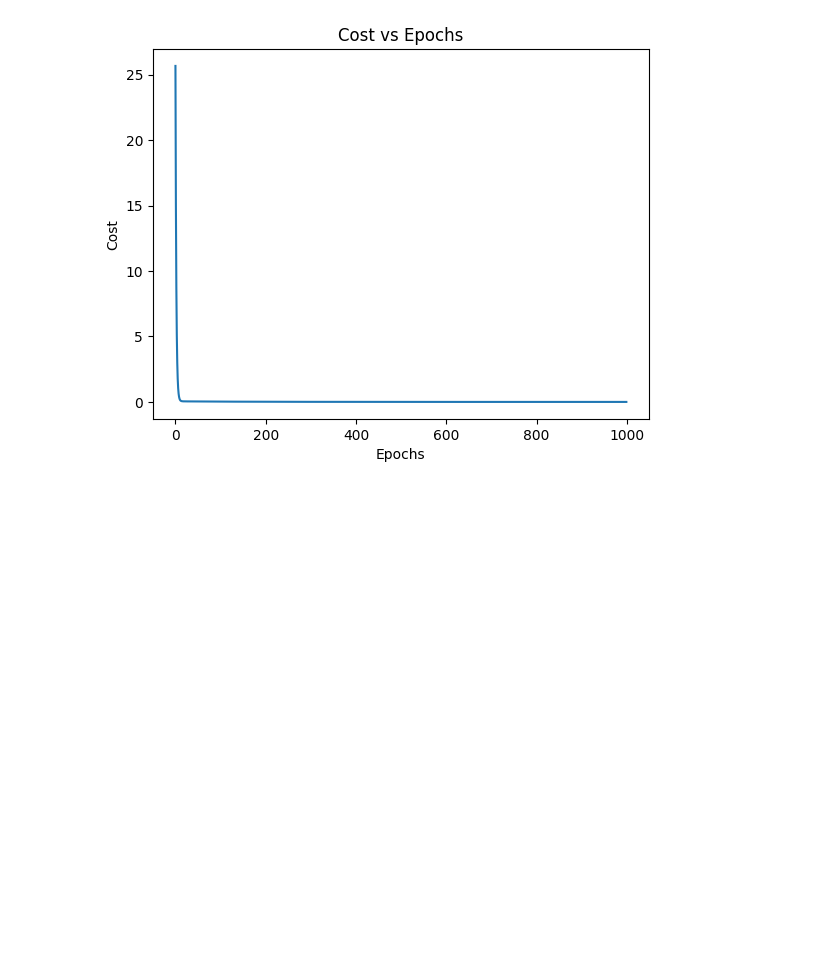
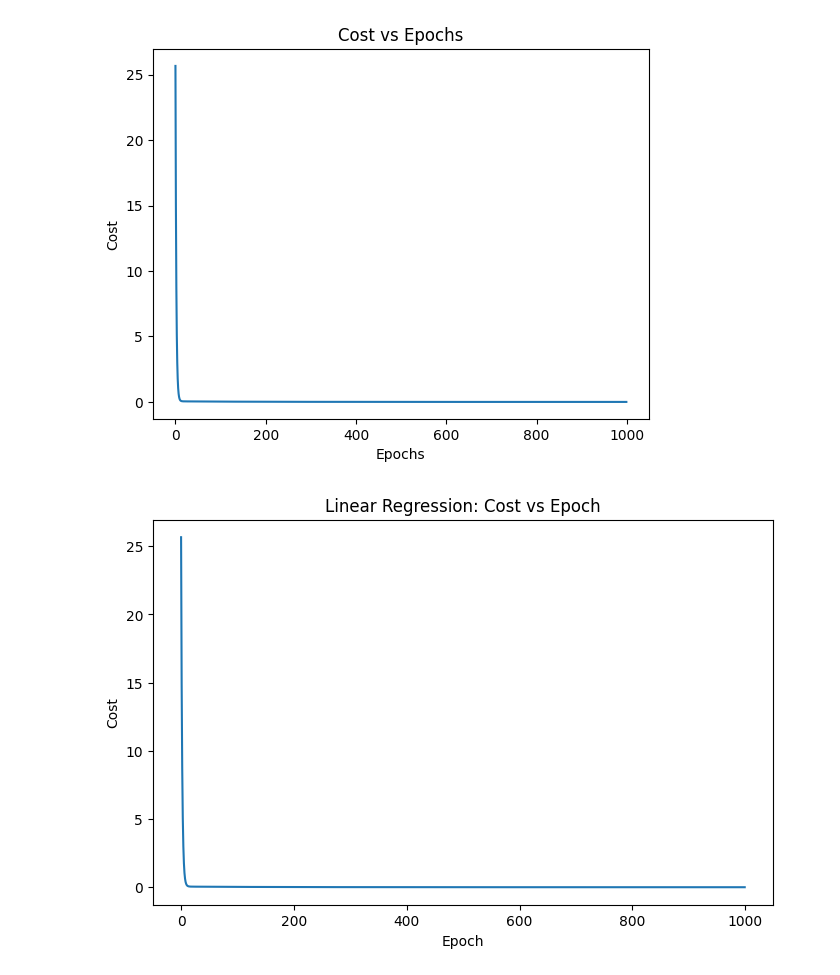
Before and after one commit to ap24110011024/Disease_detection, a Jupyter notebook: notebooks/linear_regression_scratch.ipynb, the cells around one changed output. Drawn from its saved outputs; the diff is of its cells as text; code cells hidden in the pictures; blank space fills up the shorter version.

Commit message:
Added linear regression cost vs epoch plot

```diff
--- a/notebooks/linear_regression_scratch.ipynb
+++ b/notebooks/linear_regression_scratch.ipynb
@@ -74,3 +74,26 @@ plt.title("Cost vs Epochs")
 plt.show()
 # %% [output]
 [figure]
+# %%
+import matplotlib.pyplot as plt
+import os
+
+# Create results folder if it doesn't exist
+os.makedirs("../results", exist_ok=True)
+
+plt.figure(figsize=(8,5))
+
+plt.plot(cost_history)
+
+plt.xlabel("Epoch")
+plt.ylabel("Cost")
+plt.title("Linear Regression: Cost vs Epoch")
+
+# Save graph
+plt.savefig("../results/linear_regression_cost_vs_epoch.png",
+            dpi=300,
+            bbox_inches='tight')
+
+plt.show()
+# %% [output]
+[figure, added]
```
Also changed, not shown: 1 other file.
